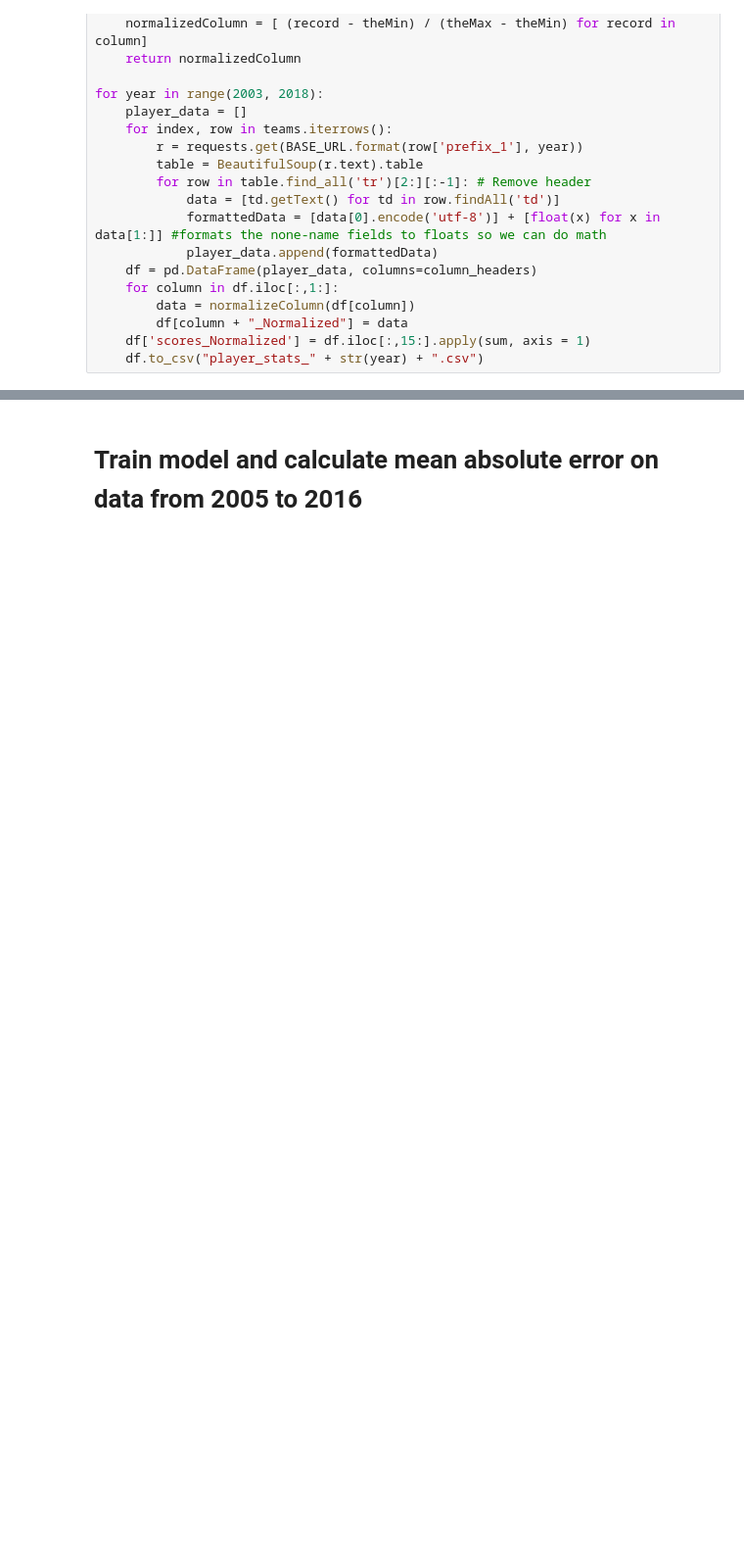
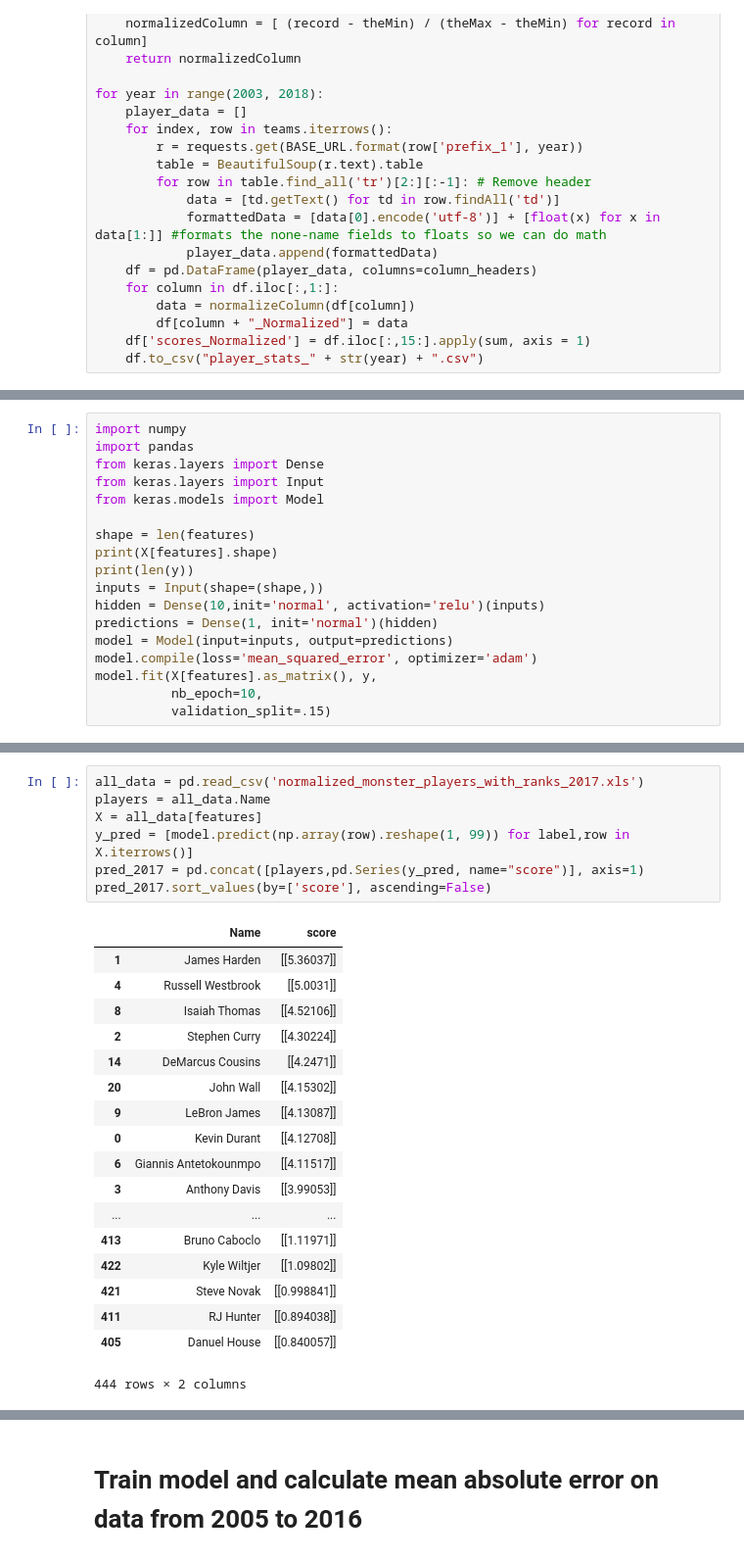
Before and after one commit to benholtzmansmith/fantasy-basketball, a Jupyter notebook: FantasyBasketball.ipynb, the cells around one changed output, grey strips where cells are left out. Shown at 98% size. Cells and saved outputs as stored; diff of their text form; blank space fills up the shorter version.

Commit message:
basketball monster data, training using linear regression and then using keras and tensor flow neural net

```diff
--- a/FantasyBasketball.ipynb
+++ b/FantasyBasketball.ipynb
@@ -212,0 +237,18 @@ SyntaxError: invalid syntax (<ipython-input-30-ee71104ce9fe>, line 11)
+# %%
+import numpy
+import pandas
+from keras.layers import Dense
+from keras.layers import Input
+from keras.models import Model
+
+shape = len(features)
+print(X[features].shape)
+print(len(y))
+inputs = Input(shape=(shape,))
+hidden = Dense(10,init='normal', activation='relu')(inputs)
+predictions = Dense(1, init='normal')(hidden)
+model = Model(input=inputs, output=predictions)
+model.compile(loss='mean_squared_error', optimizer='adam')
+model.fit(X[features].as_matrix(), y,
+          nb_epoch=10,
+          validation_split=.15)
@@ -212,0 +274,26 @@ SyntaxError: invalid syntax (<ipython-input-30-ee71104ce9fe>, line 11)
+# %%
+all_data = pd.read_csv('normalized_monster_players_with_ranks_2017.xls')
+players = all_data.Name
+X = all_data[features]
+y_pred = [model.predict(np.array(row).reshape(1, 99)) for label,row in X.iterrows()]
+pred_2017 = pd.concat([players,pd.Series(y_pred, name="score")], axis=1)
+pred_2017.sort_values(by=['score'], ascending=False)
+# %% [output]
+|  | Name | score |
+| 1 | James Harden | [[5.36037]] |
+| 4 | Russell Westbrook | [[5.0031]] |
+| 8 | Isaiah Thomas | [[4.52106]] |
+| 2 | Stephen Curry | [[4.30224]] |
+| 14 | DeMarcus Cousins | [[4.2471]] |
+| 20 | John Wall | [[4.15302]] |
+| 9 | LeBron James | [[4.13087]] |
+| 0 | Kevin Durant | [[4.12708]] |
+| 6 | Giannis Antetokounmpo | [[4.11517]] |
+| 3 | Anthony Davis | [[3.99053]] |
+| ... | ... | ... |
+| 413 | Bruno Caboclo | [[1.11971]] |
+| 422 | Kyle Wiltjer | [[1.09802]] |
+| 421 | Steve Novak | [[0.998841]] |
+| 411 | RJ Hunter | [[0.894038]] |
+| 405 | Danuel House | [[0.840057]] |
+444 rows × 2 columns
```
Also changed, not shown: parts of 14 cells of this notebook, 28 other files.
